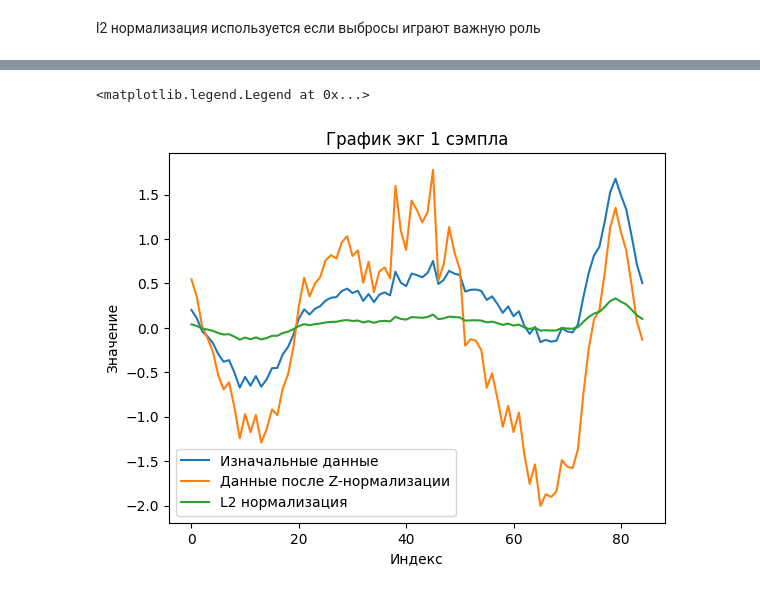
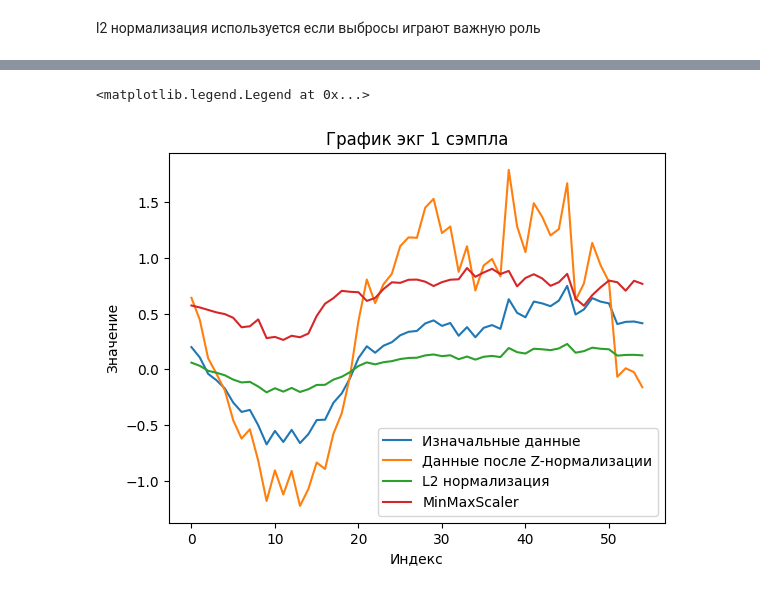
Before and after one commit to GoreevArtem/ecg, a Jupyter notebook: ECG 5000.ipynb, the cells around one changed output, grey strips where cells are left out. Drawn from its saved outputs; the diff is of its cells as text; code cells hidden in the pictures.

```diff
--- a/ECG 5000.ipynb
+++ b/ECG 5000.ipynb
@@ -60,12 +60,12 @@ Text(0.5, 0, 'Классы')
 [figure]
 # %%
 from numpy import float32
-from pandas import DataFrame, Series
+from pandas import DataFrame
 
 df = DataFrame()
 
 df["target"] = dataset["target"]
-df["data"] = dataset.iloc[:, 25:110].values.astype(float32).tolist()
+df["data"] = dataset.iloc[:, 25:80].values.astype(float32).tolist()
 df
 # %% [output]
 |  | target | data |
@@ -85,7 +87,7 @@ df
 averaged_df = df.copy()
 
 #среднее значение для каждой строки в диапазоне столбцов от 25 до 80 включительно
-averaged_df["data_mean"] = dataset.iloc[:, 25:110].mean(axis=1)
+averaged_df["data_mean"] = dataset.iloc[:, 25:80].mean(axis=1)
 
 # Исключаем выбросы
 mean = averaged_df["data_mean"].mean()
@@ -155,7 +167,7 @@ class_counts = df['target'].value_counts()
 normal_class_counts = class_counts.get(b'1', 0)
 
 # Задать уровень шума для добавления
-noise_level = 0.02
+noise_level = 0.03
 
 res = df[df['target'] == b"1"]
 
@@ -285,3 +307,7 @@ array([[ 0.54634786,  0.35038543,  0.0136764 , ...,  0.47850338,
 l2 нормализация используется если выбросы играют важную роль
 # %%
 normalized_features_l2 = normalize(data, norm="l2")
+# %%
+scaler = MinMaxScaler()
+normalized_features_min_max = scaler.fit_transform(data)
+normalized_features_min_max
@@ -288,11 +328,12 @@ normalized_features_l2 = normalize(data, norm="l2")
 # %%
 plt.title('График экг 1 сэмпла')
 plt.xlabel('Индекс')
 plt.ylabel('Значение')
 plt.plot(data[0], label='Изначальные данные')
 plt.plot(normalized_features[0], label='Данные после Z-нормализации')
 plt.plot(normalized_features_l2[0], label='L2 нормализация')
+plt.plot(normalized_features_min_max[0], label='MinMaxScaler')
 plt.legend()
 # %% [output]
 <matplotlib.legend.Legend at 0x...>
-[figure, old version]
+[figure, new version]
```
Also changed, not shown: parts of 13 cells of this notebook, 3 other files.
